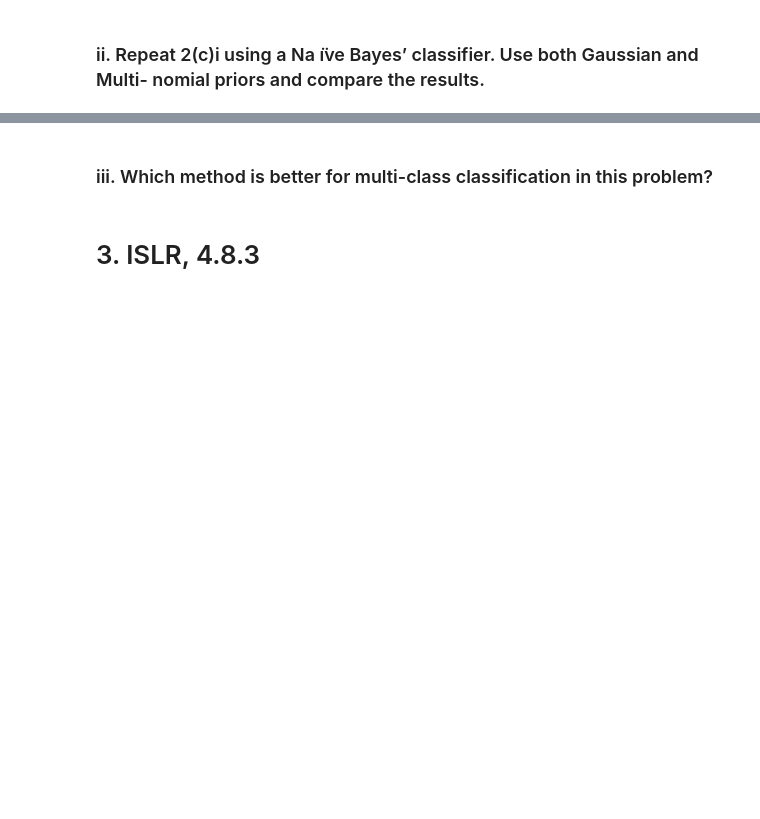
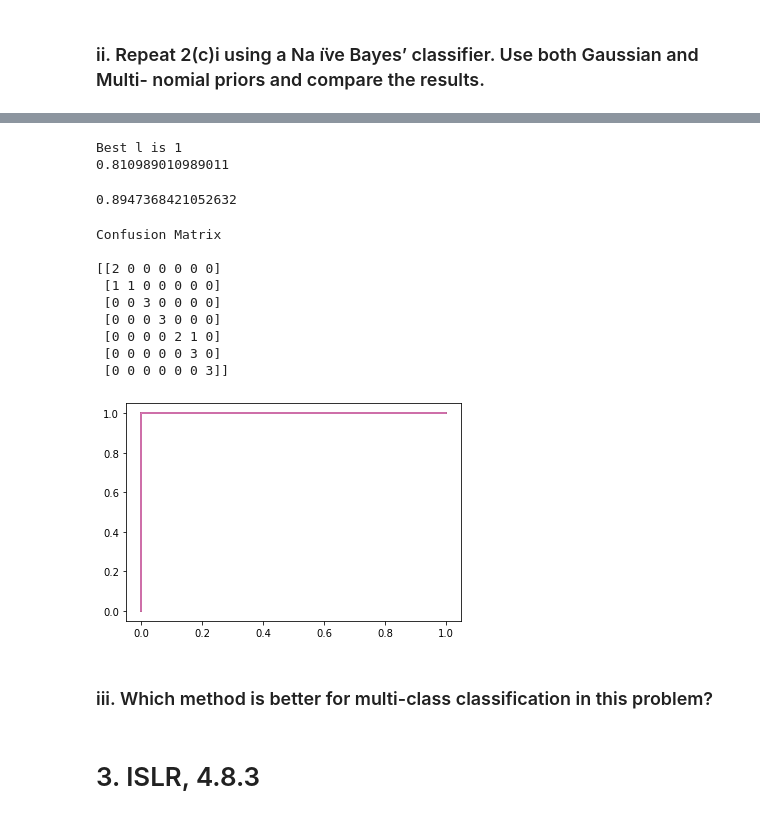
Before and after one commit to thegeorgejoseph/machine-learning, a Jupyter notebook: HW4/notebook/Joseph_George_HW4.ipynb, the cells around one changed output, grey strips where cells are left out. Drawn from its saved outputs; the diff is of its cells as text; code cells hidden in the pictures; blank space fills up the shorter version.

```diff
--- a/HW4/notebook/Joseph_George_HW4.ipynb
+++ b/HW4/notebook/Joseph_George_HW4.ipynb
@@ -473,11 +677,12 @@ print(confusion)
 # %%
-column_nums = [1,2,6] # take col - 1 for proper indexing
+column_nums = [1,2,3,4,5,6] # take col - 1 for proper indexing
 naive_best_score = float('-inf')
 for l in range(1, 21):
     rows = []
     for df, path in zip(training_dfs, training_paths):
         size = math.ceil(len(df) / l)
         label = path.split('/')[2]
+        label = labels[label]
         row = []
         column_names = []
         for val in column_nums:
@@ -497,9 +702,9 @@ for l in range(1, 21):
 
     column_names.append('Label')
     nb_df = pd.DataFrame(rows, columns = column_names)
-    nb = GaussianNB()
+    nb = MultinomialNB()
+    score = cross_val_score(nb, nb_df.iloc[:,:-1], nb_df.iloc[:,-1], cv = StratifiedKFold(5), scoring = 'accuracy').mean()
     model = nb.fit(nb_df.iloc[:,:-1], nb_df.iloc[:,-1])
-    score = model.score(nb_df.iloc[:,:-1], nb_df.iloc[:,-1])
     if score > naive_best_score:
         naive_best_score = score
         naive_best_model = model
@@ -510,12 +715,16 @@ for l in range(1, 21):
 print(f'Best l is {naive_best_l}')
 # print(f'Best Cs are {multi_best_c}')
 print(naive_best_score)
+# %% [output]
+Best l is 1
+0.810989010989011
 # %%
 #Test Data
 rows = []
 for df, path in zip(testing_dfs, testing_paths):
     size = math.ceil(len(df) / naive_best_l)
     label = path.split('/')[2]
+    label = labels[label]
     row = []
     column_names = []
     for val in column_nums:
@@ -543,3 +752,5 @@ y_test_df_naive = naive_test_df.iloc[:, -1]
 preds = naive_best_model.predict(X_test_df_naive)
 score = naive_best_model.score(X_test_df_naive, y_test_df_naive)
 print(score)
+# %% [output]
+0.8947368421052632
@@ -627,3 +757,28 @@ print(confusion)
+# %%
+confusion = metrics.confusion_matrix(y_test_df_naive, preds)
+print('Confusion Matrix\n')
+print(confusion)
+
+pred_proba = naive_best_model.predict_proba(X_test_df_naive).T
+for i, probs in enumerate(pred_proba):
+#     print(probs)
+    current_y = (preds == i).astype(int)
+#     print(current_y)
+    fpr, tpr, thresholds = metrics.roc_curve(current_y, probs, drop_intermediate=False)
+    auc = metrics.auc(fpr, tpr)
+    plt.plot(fpr, tpr)
+plt.show()
+# %% [output]
+Confusion Matrix
+
+[[2 0 0 0 0 0 0]
+ [1 1 0 0 0 0 0]
+ [0 0 3 0 0 0 0]
+ [0 0 0 3 0 0 0]
+ [0 0 0 0 2 1 0]
+ [0 0 0 0 0 3 0]
+ [0 0 0 0 0 0 3]]
+[figure, added]
 # %% [markdown]
 ### iii. Which method is better for multi-class classification in this problem?
 # %% [markdown]
```
Also changed, not shown: parts of 27 cells of this notebook.
